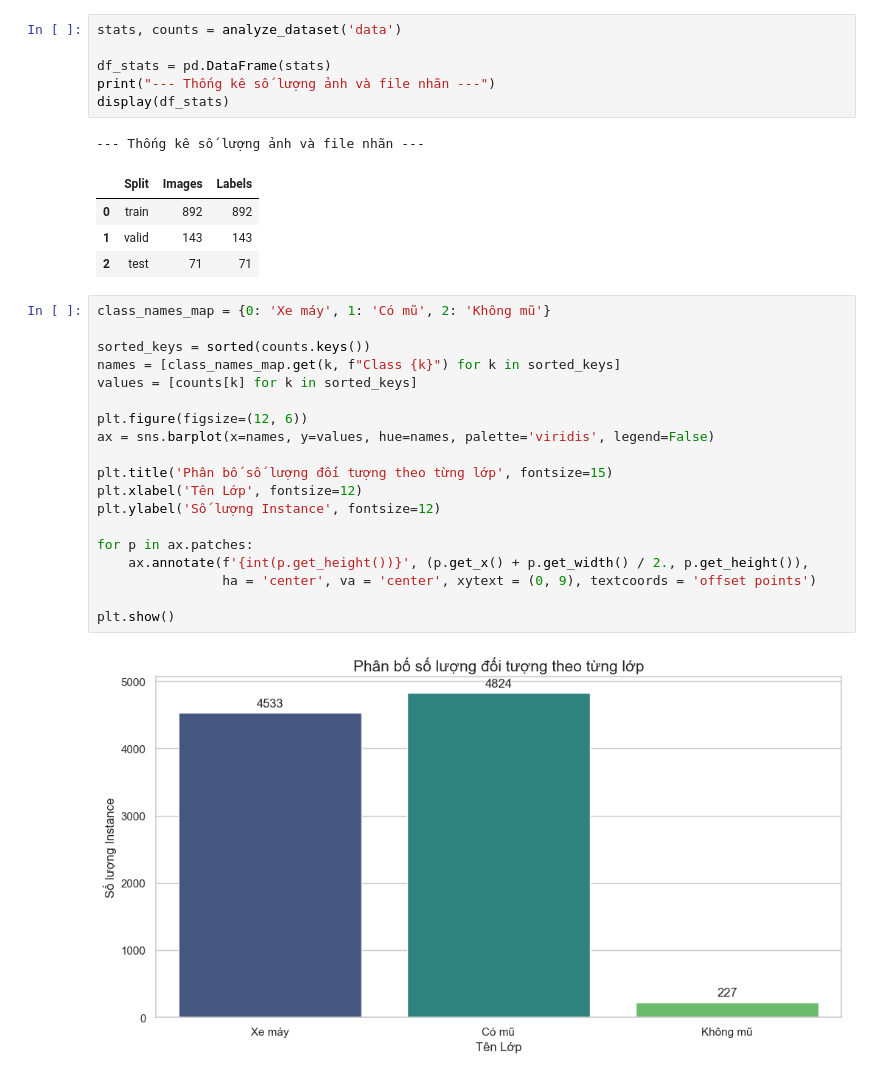
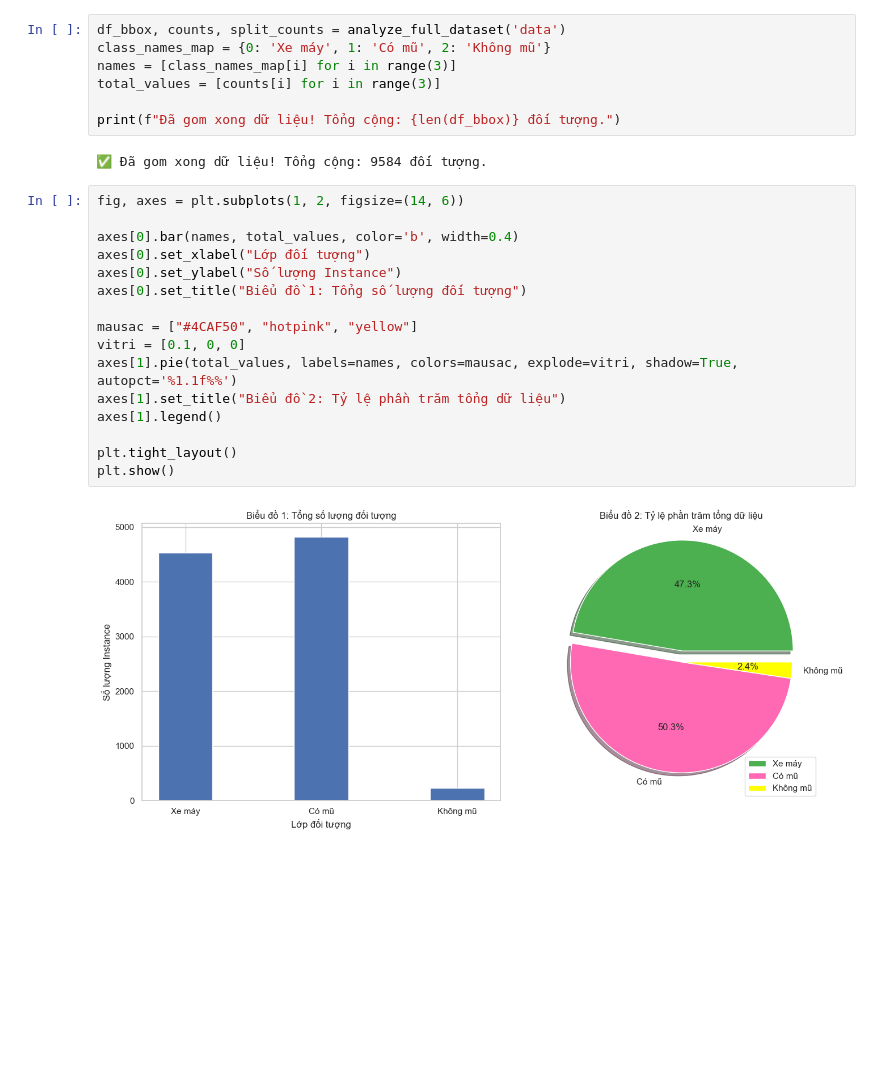
Before and after one commit to dangnhatnam123/AI_HelmetDetection, a Jupyter notebook: visualization.ipynb, the cells around one changed output. Drawn from its saved outputs; the diff is of its cells as text; blank space fills up the shorter version.

Commit message:
visualiazation

```diff
--- a/visualization.ipynb
+++ b/visualization.ipynb
@@ -37,33 +50,27 @@ def analyze_dataset(data_path):
 # %%
-stats, counts = analyze_dataset('data')
+df_bbox, counts, split_counts = analyze_full_dataset('data')
+class_names_map = {0: 'Xe máy', 1: 'Có mũ', 2: 'Không mũ'}
+names = [class_names_map[i] for i in range(3)]
+total_values = [counts[i] for i in range(3)]
 
-df_stats = pd.DataFrame(stats)
-print("--- Thống kê số lượng ảnh và file nhãn ---")
-display(df_stats)
+print(f"Đã gom xong dữ liệu! Tổng cộng: {len(df_bbox)} đối tượng.")
 # %% [output]
---- Thống kê số lượng ảnh và file nhãn ---
+✅ Đã gom xong dữ liệu! Tổng cộng: 9584 đối tượng.
-|  | Split | Images | Labels |
-| 0 | train | 892 | 892 |
-| 1 | valid | 143 | 143 |
-| 2 | test | 71 | 71 |
 # %%
-class_names_map = {0: 'Xe máy', 1: 'Có mũ', 2: 'Không mũ'}
+fig, axes = plt.subplots(1, 2, figsize=(14, 6))
 
-sorted_keys = sorted(counts.keys())
-names = [class_names_map.get(k, f"Class {k}") for k in sorted_keys]
-values = [counts[k] for k in sorted_keys]
+axes[0].bar(names, total_values, color='b', width=0.4)
+axes[0].set_xlabel("Lớp đối tượng")
+axes[0].set_ylabel("Số lượng Instance")
+axes[0].set_title("Biểu đồ 1: Tổng số lượng đối tượng")
 
-plt.figure(figsize=(12, 6))
-ax = sns.barplot(x=names, y=values, hue=names, palette='viridis', legend=False)
+mausac = ["#4CAF50", "hotpink", "yellow"]
+vitri = [0.1, 0, 0]
+axes[1].pie(total_values, labels=names, colors=mausac, explode=vitri, shadow=True, autopct='%1.1f%%')
+axes[1].set_title("Biểu đồ 2: Tỷ lệ phần trăm tổng dữ liệu")
+axes[1].legend()
 
-plt.title('Phân bố số lượng đối tượng theo từng lớp', fontsize=15)
-plt.xlabel('Tên Lớp', fontsize=12)
-plt.ylabel('Số lượng Instance', fontsize=12)
-
-for p in ax.patches:
-    ax.annotate(f'{int(p.get_height())}', (p.get_x() + p.get_width() / 2., p.get_height()),
-                ha = 'center', va = 'center', xytext = (0, 9), textcoords = 'offset points')
-
+plt.tight_layout()
 plt.show()
 # %% [output]
-[figure, old version]
+[figure, new version]
```
Also changed, not shown: parts of 6 cells of this notebook.
